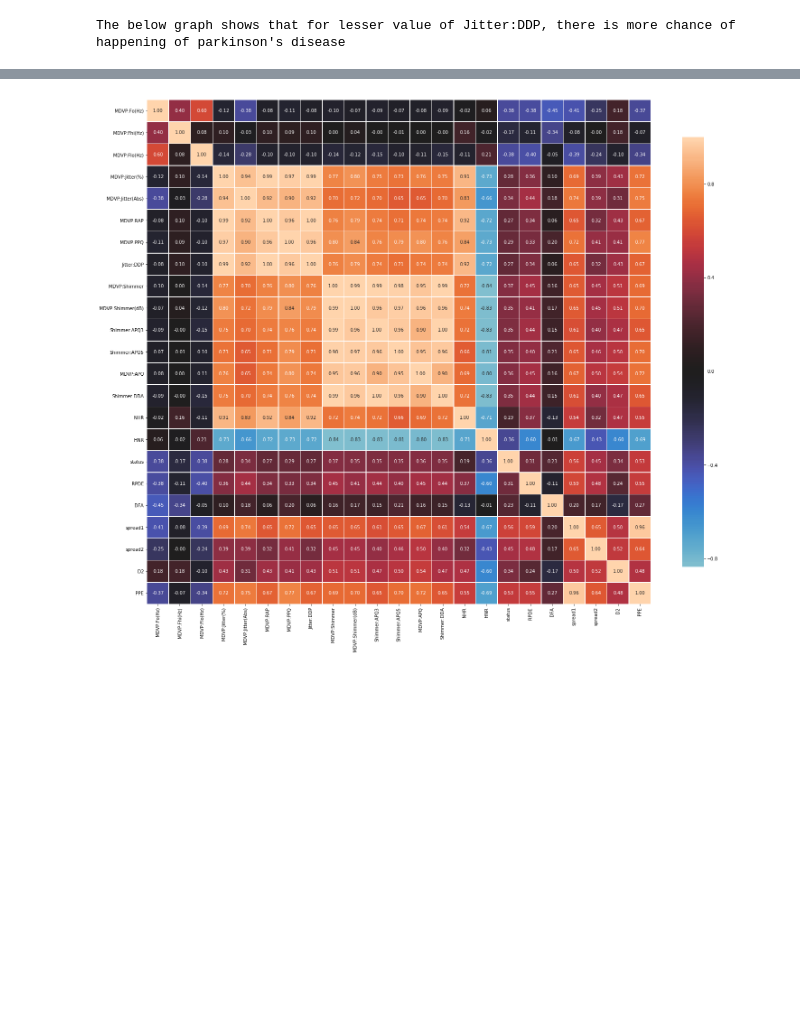
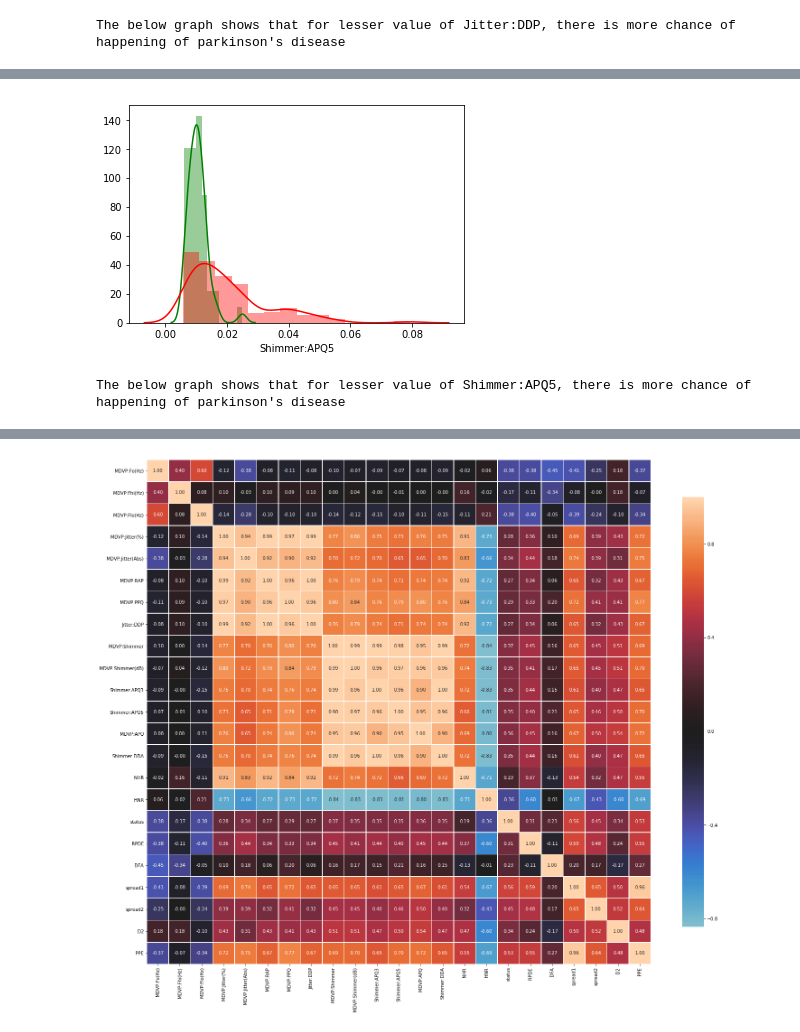
Before and after one commit to GreatLearningAIML1/bangalore-feb-batch-anshumankmr297, a Jupyter notebook: Use Case Ensemble Technique Parkinson's Disease/EnsembleTechnique_R3_Project1.ipynb, the cells around one changed output, grey strips where cells are left out. Cells and saved outputs as stored; diff of their text form; code cells hidden in the pictures; blank space fills up the shorter version.

```diff
--- a/Use Case Ensemble Technique Parkinson's Disease/EnsembleTechnique_R3_Project1.ipynb
+++ b/Use Case Ensemble Technique Parkinson's Disease/EnsembleTechnique_R3_Project1.ipynb
@@ -115,0 +140,8 @@ The below graph shows that for lesser value of Jitter:DDP, there is more chance
+# %%
+sns.distplot( pd_df[pd_df["status"] == 0]['Shimmer:APQ5'], color = 'g')
+sns.distplot( pd_df[pd_df["status"] == 1]['Shimmer:APQ5'], color = 'r')
+plt.show()
+print("The below graph shows that for lesser value of Shimmer:APQ5, there is more chance of happening of parkinson's disease")
+# %% [output]
+[figure, added]
+The below graph shows that for lesser value of Shimmer:APQ5, there is more chance of happening of parkinson's disease
```
Also changed, not shown: parts of 19 cells of this notebook.
